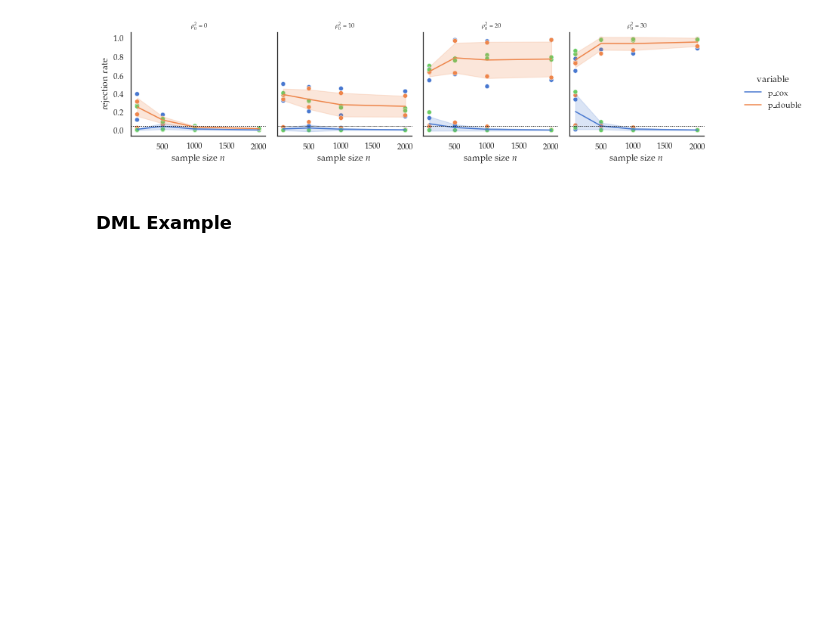
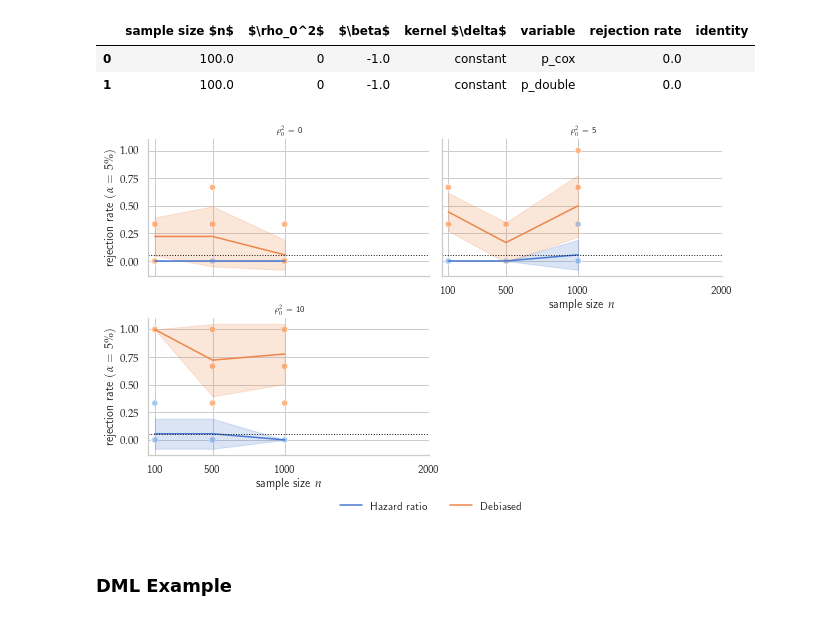
Before and after one commit to AlexanderChristgau/nonparametric-cli-test, a Jupyter notebook: Simulations/plot_alternative.ipynb, the cells around one changed output. Drawn from its saved outputs; the diff is of its cells as text; code cells hidden in the pictures; blank space fills up the shorter version.

Commit message:
updated ecdf plot

```diff
--- a/Simulations/plot_alternative.ipynb
+++ b/Simulations/plot_alternative.ipynb
@@ -24,2 +24,0 @@ path = '/Users/bwq666/Documents/BoxHed/Plots'; chdir(path)
-# %%
-sns.set_palette('muted')
@@ -87,0 +48,14 @@ plt.show()
+# %%
+def ecdf(data, array: bool=True):
+    n = len(data)
+    x = np.sort(data)
+    y = np.arange(1, n+1) / n
+    if not array:
+        return pd.DataFrame({'x': x, 'y': y})
+    else:
+        return x, y
+
+def ecdfplot(*data,**kwargs):
+    data=kwargs['data']
+    dfg = data.groupby([r'$\beta$',r'kernel $\delta$'])['value'].apply(ecdf, False).reset_index()
+    sns.lineplot(data=dfg, x='x', y='y', hue=r'kernel $\delta$', style=r'$\beta$', palette='pastel',legend=True,dashes=[[6, 2],[2, 2, 10, 2]])
@@ -95,24 +111,43 @@ df_rename = df.rename(columns={
     'kernel_X':r'kernel $\delta$',
     'value':r'rejection rate'
 })
+# %%
+df_rename['identity'] = ['']*len(df_rename)
+df_rename.head(2)
+# %% [output]
+|  | sample size $n$ | $\rho_0^2$ | $\beta$ | kernel $\delta$ | variable | rejection rate | identity |
+| 0 | 100.0 | 0 | -1.0 | constant | p_cox | 0.0 |  |
+| 1 | 100.0 | 0 | -1.0 | constant | p_double | 0.0 |  |
 # %%
-g = sns.FacetGrid(df_rename, col=r'$\rho_0^2$',hue='variable',margin_titles=True)
+sns.set_theme(style='whitegrid',palette='pastel',rc={'figure.figsize':(6,6)})
+g = sns.FacetGrid(df_rename, col=r'$\rho_0^2$',col_wrap=2,margin_titles=True,aspect=1.5)
 g.map(
-    sns.scatterplot,r'sample size $n$',r'rejection rate',r'kernel $\delta$'
+    sns.scatterplot,r'sample size $n$',r'rejection rate','variable',#,r'$\beta$',r'kernel $\delta$',
+    palette='pastel'
 )
-g.map(
-    sns.lineplot,r'sample size $n$',r'rejection rate',ci='sd'
+lp = g.map(
+    sns.lineplot,r'sample size $n$',r'rejection rate','variable',ci='sd',palette='muted'
 )
-g.add_legend()
+
+g.set_axis_labels(r'sample size $n$', r'rejection rate $(\alpha = 5\%)$')
+h,_ =lp.axes[0].get_legend_handles_labels()
+g.add_legend(handles=h[-2:],labels=[r'Hazard ratio', r'Debiased'],ncol=2)
 
 g.refline(y=0.05, linewidth=1, linestyle=':',color='k', clip_on=False)
 g.set_titles(size='x-small')
-# g.refline(x=0.05)
-# g.set(xlim=(0,1),ylim=(0,10),yticks=[], ylabel="")
+g.fig.subplots_adjust(bottom=0.2)
+leg = g._legend
+leg.set_bbox_to_anchor([0.52,0.06])
+
+#g.tight_layout()
+for ax in g.axes.flat:
+    ax.set_xticks([100,500,1000,2000])
+    ax.set_xticklabels([100,500,1000,2000])
+
 plt.savefig('rejectionrates.pdf')
 plt.show()
 # %% [output]
-[figure, old version]
+[figure, new version]
 # %% [markdown]
 ### DML Example
 # %%
```
Also changed, not shown: parts of 19 cells of this notebook, 5 other files.
